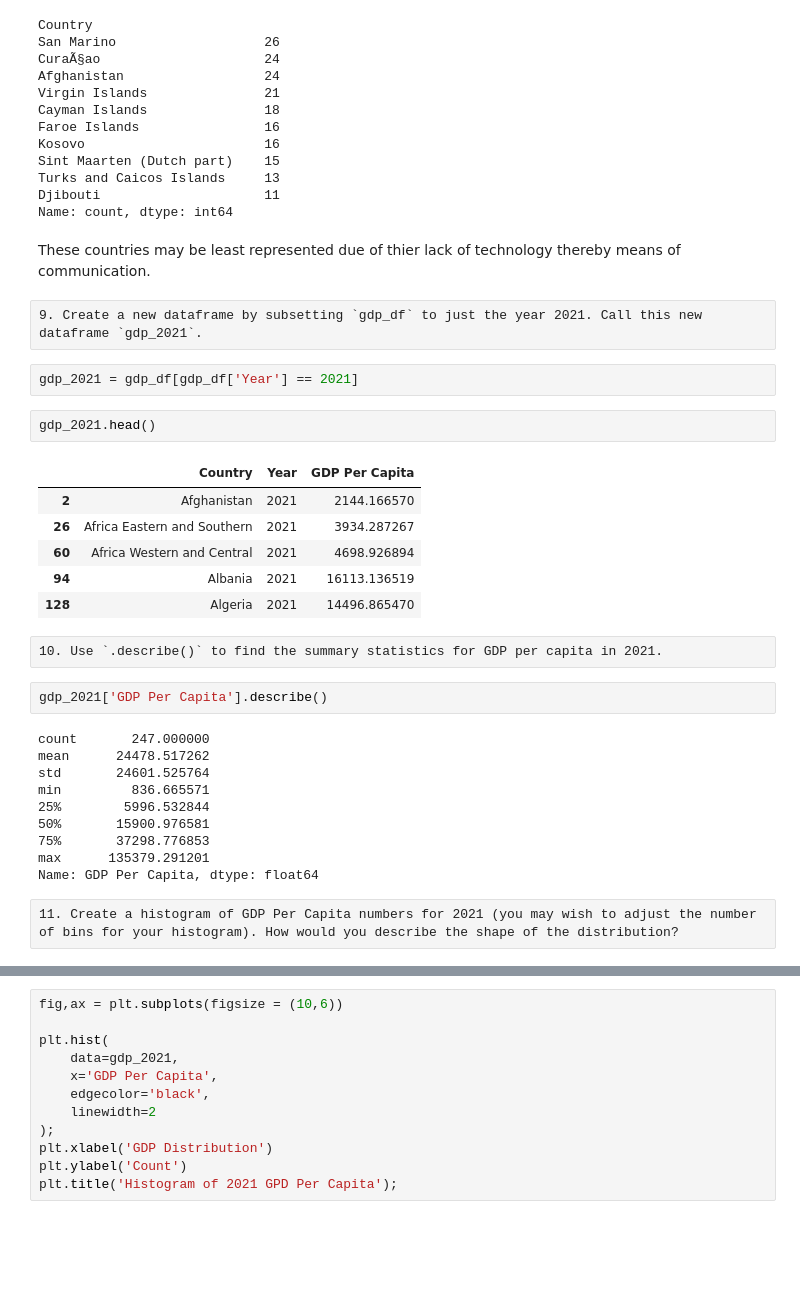
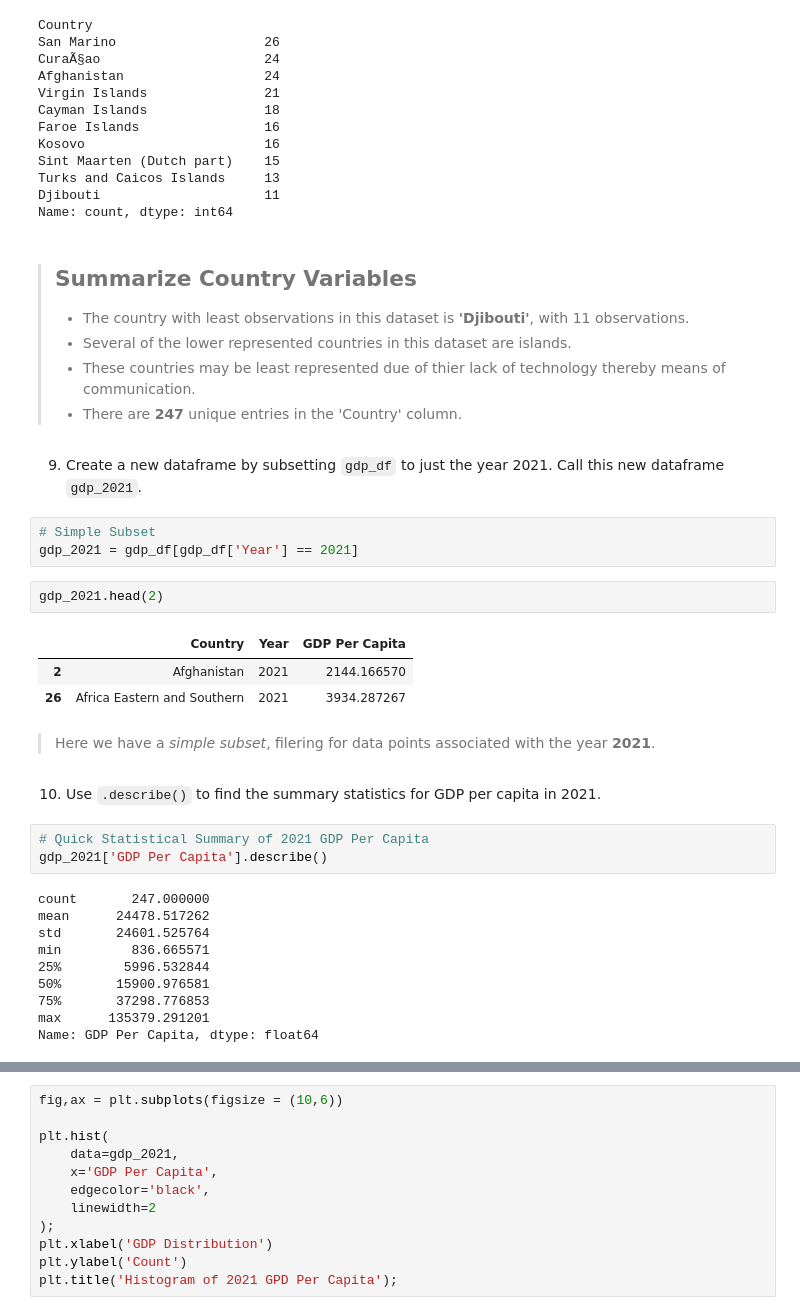
Before and after one commit to nss-data-science-cohort-9/un-exploration-Grantalan, a Jupyter notebook: notebooks/UN_Data_Exploration.ipynb, the cells around one changed output, grey strips where cells are left out. Cells and saved outputs as stored; diff of their text form; blank space fills up the shorter version.

```diff
--- a/notebooks/UN_Data_Exploration.ipynb
+++ b/notebooks/UN_Data_Exploration.ipynb
@@ -165,23 +206,29 @@ Turks and Caicos Islands     13
 Djibouti                     11
 Name: count, dtype: int64
 # %% [markdown]
-These countries may be least represented due of thier lack of technology thereby means of communication.
+> ## Summarize Country Variables
+>
+>* The country with least observations in this dataset is **'Djibouti'**, with 11 observations.
+>* Several of the lower represented countries in this dataset are islands.
+>* These countries may be least represented due of thier lack of technology thereby means of communication.
+>* There are **247** unique entries in the 'Country' column.
-# %% [raw]
-9. Create a new dataframe by subsetting `gdp_df` to just the year 2021. Call this new dataframe `gdp_2021`.
+# %% [markdown]
+9. Create a new dataframe by subsetting `gdp_df` to just the year 2021. Call this new dataframe `gdp_2021`.
 # %%
+# Simple Subset
 gdp_2021 = gdp_df[gdp_df['Year'] == 2021]
 # %%
-gdp_2021.head()
+gdp_2021.head(2)
 # %% [output]
 |  | Country | Year | GDP Per Capita |
 | 2 | Afghanistan | 2021 | 2144.166570 |
 | 26 | Africa Eastern and Southern | 2021 | 3934.287267 |
-| 60 | Africa Western and Central | 2021 | 4698.926894 |
-| 94 | Albania | 2021 | 16113.136519 |
-| 128 | Algeria | 2021 | 14496.865470 |
-# %% [raw]
-10. Use `.describe()` to find the summary statistics for GDP per capita in 2021.
+# %% [markdown]
+> Here we have a *simple subset*, filering for data points associated with the year **2021**.
+# %% [markdown]
+10. Use `.describe()` to find the summary statistics for GDP per capita in 2021.
 # %%
+# Quick Statistical Summary of 2021 GDP Per Capita
 gdp_2021['GDP Per Capita'].describe()
 # %% [output]
 count       247.000000
@@ -193,5 +240,3 @@ min         836.665571
 75%       37298.776853
 max      135379.291201
 Name: GDP Per Capita, dtype: float64
-# %% [raw]
-11. Create a histogram of GDP Per Capita numbers for 2021 (you may wish to adjust the number of bins for your histogram). How would you describe the shape of the distribution?
```
Also changed, not shown: parts of 69 cells of this notebook.
